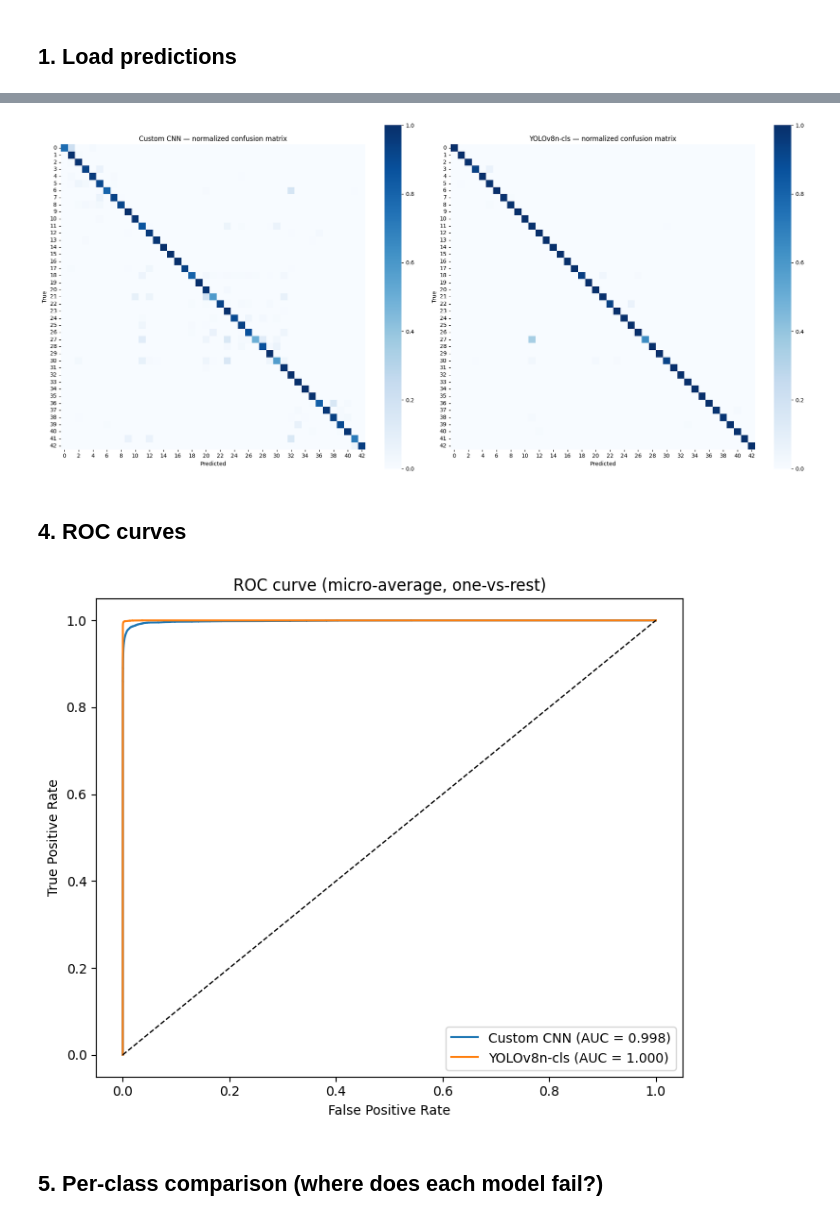
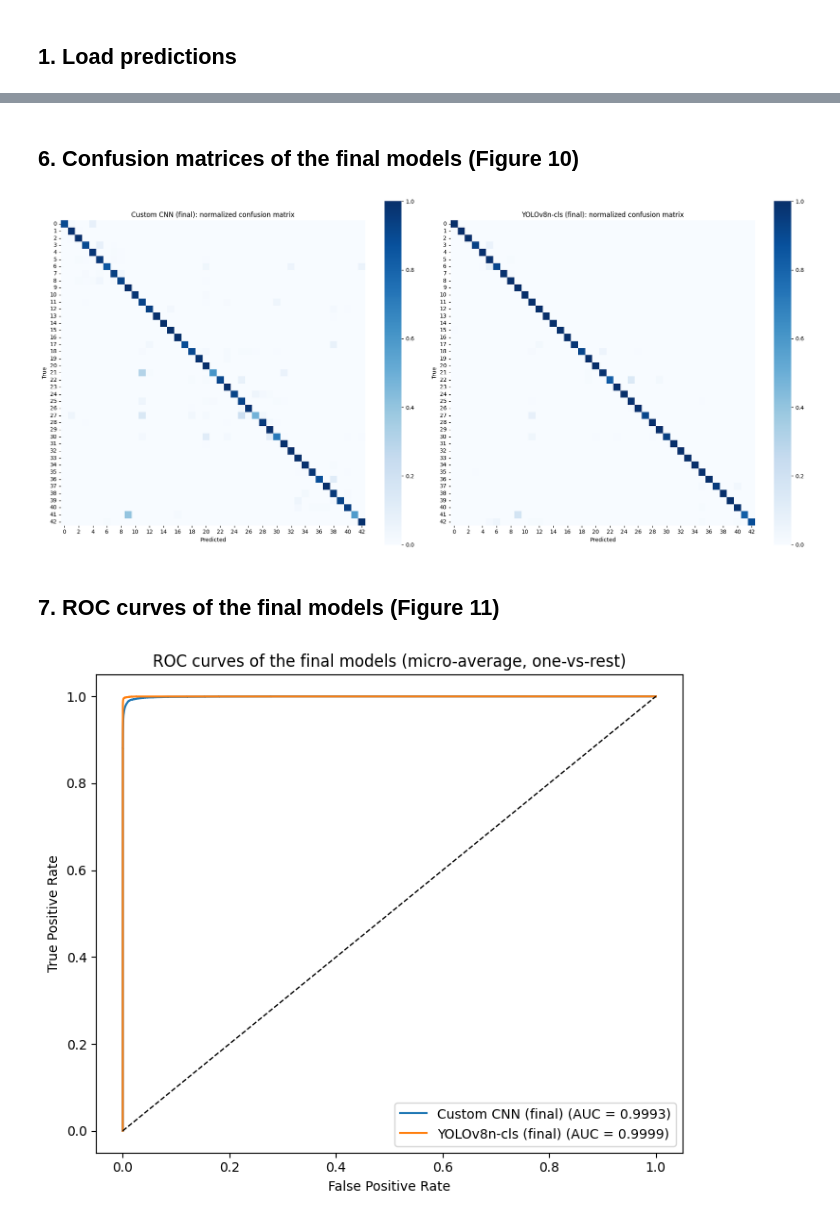
Before and after one commit to mashaal21/ARTI502-Traffic-Sign-Recognition, a Jupyter notebook: notebooks/05_evaluation.ipynb, the cells around one changed output, grey strips where cells are left out. Drawn from its saved outputs; the diff is of its cells as text; code cells hidden in the pictures.

```diff
--- a/notebooks/05_evaluation.ipynb
+++ b/notebooks/05_evaluation.ipynb
@@ -88,0 +112,15 @@ print(results.to_markdown())   # paste into the report
+# %%
+per_class = {}
+for name, d in data.items():
+    _, _, f, _ = precision_recall_fscore_support(d["y_true"], d["y_pred"], labels=range(NUM_CLASSES), zero_division=0)
+    per_class[name] = f
+pc = pd.DataFrame(per_class); pc.index.name = "Class"
+pc.to_csv(f"{RES_DIR}/per_class_f1_all.csv")
+
+for stage, names in [("initial", INITIAL), ("final", FINAL)]:
+    pc[names].plot(kind="bar", figsize=(18, 5), width=0.8)
+    plt.ylabel("F1-score"); plt.ylim(0, 1.05); plt.title(f"Per-class F1 comparison ({stage} models)")
+    plt.tight_layout(); plt.savefig(f"{FIG_DIR}/per_class_f1_{stage}.png", dpi=200); plt.show()
+
+print("5 weakest classes per model:")
+for name in pc: print(f"{name:24s}", pc[name].nsmallest(5).round(3).to_dict())
@@ -89,30 +135,27 @@ print(results.to_markdown())   # paste into the report
+# %% [markdown]
+## 6. Confusion matrices of the final models (Figure 10)
 # %%
 fig, axes = plt.subplots(1, 2, figsize=(20, 9))
-for ax, (name, d) in zip(axes, data.items()):
+for ax, name in zip(axes, FINAL):
+    d = data[name]
     cm = confusion_matrix(d["y_true"], d["y_pred"], labels=range(NUM_CLASSES), normalize="true")
-    sns.heatmap(cm, ax=ax, cmap="Blues", vmin=0, vmax=1, square=True,
-                annot=NUM_CLASSES <= 10, fmt=".2f", cbar=True)
-    ax.set_title(f"{name} — normalized confusion matrix"); ax.set_xlabel("Predicted"); ax.set_ylabel("True")
-plt.tight_layout(); plt.savefig(f"{FIG_DIR}/confusion_matrices.png", dpi=200); plt.show()
+    sns.heatmap(cm, ax=ax, cmap="Blues", vmin=0, vmax=1, square=True, cbar=True)
+    ax.set_title(f"{name}: normalized confusion matrix"); ax.set_xlabel("Predicted"); ax.set_ylabel("True")
+plt.tight_layout(); plt.savefig(f"{FIG_DIR}/confusion_matrices_final.png", dpi=200); plt.show()
 # %% [output]
-[figure, old version]
+[figure, new version]
-# %% [markdown]
-## 4. ROC curves
+# %% [markdown]
+## 7. ROC curves of the final models (Figure 11)
 # %%
 plt.figure(figsize=(7, 6))
-for name, d in data.items():
-    yt, pr = d["y_true"], d["probs"]
-    if NUM_CLASSES == 2:
-        fpr, tpr, _ = roc_curve(yt, pr[:, 1])
-    else:   # micro-average one-vs-rest
-        yb = label_binarize(yt, classes=range(NUM_CLASSES))
-        fpr, tpr, _ = roc_curve(yb.ravel(), pr.ravel())
-    plt.plot(fpr, tpr, label=f"{name} (AUC = {auc(fpr, tpr):.3f})")
+for name in FINAL:
+    d = data[name]
+    yb = label_binarize(d["y_true"], classes=range(NUM_CLASSES))   # micro-average, one-vs-rest
+    fpr, tpr, _ = roc_curve(yb.ravel(), d["probs"].ravel())
+    plt.plot(fpr, tpr, label=f"{name} (AUC = {auc(fpr, tpr):.4f})")
 plt.plot([0, 1], [0, 1], "k--", lw=1)
 plt.xlabel("False Positive Rate"); plt.ylabel("True Positive Rate")
-plt.title("ROC curve" + ("" if NUM_CLASSES == 2 else " (micro-average, one-vs-rest)"))
-plt.legend(); plt.tight_layout(); plt.savefig(f"{FIG_DIR}/roc_curves.png", dpi=200); plt.show()
+plt.title("ROC curves of the final models (micro-average, one-vs-rest)")
+plt.legend(loc="lower right"); plt.tight_layout(); plt.savefig(f"{FIG_DIR}/roc_curves_final.png", dpi=200); plt.show()
 # %% [output]
-[figure, old version]
+[figure, new version]
-# %% [markdown]
-## 5. Per-class comparison (where does each model fail?)
```
Also changed, not shown: parts of 24 cells of this notebook.
